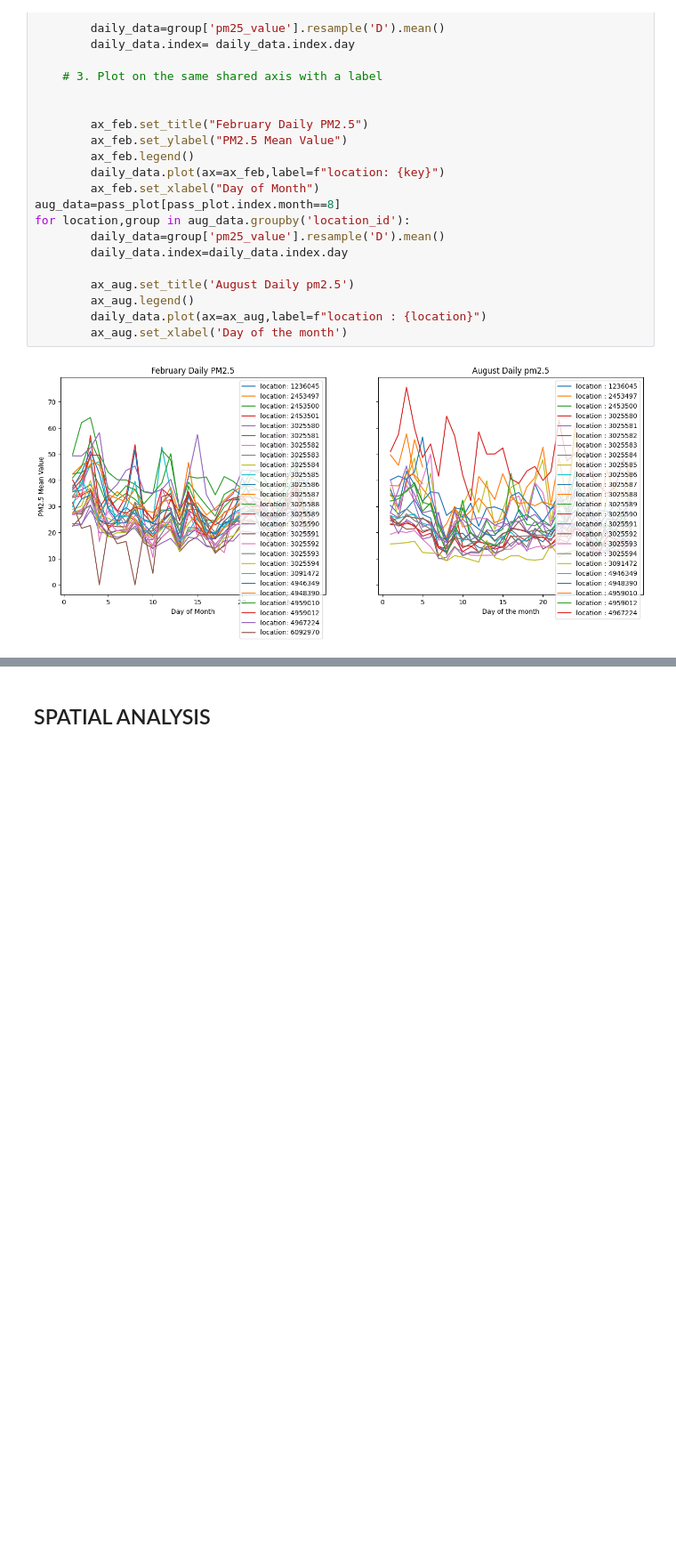
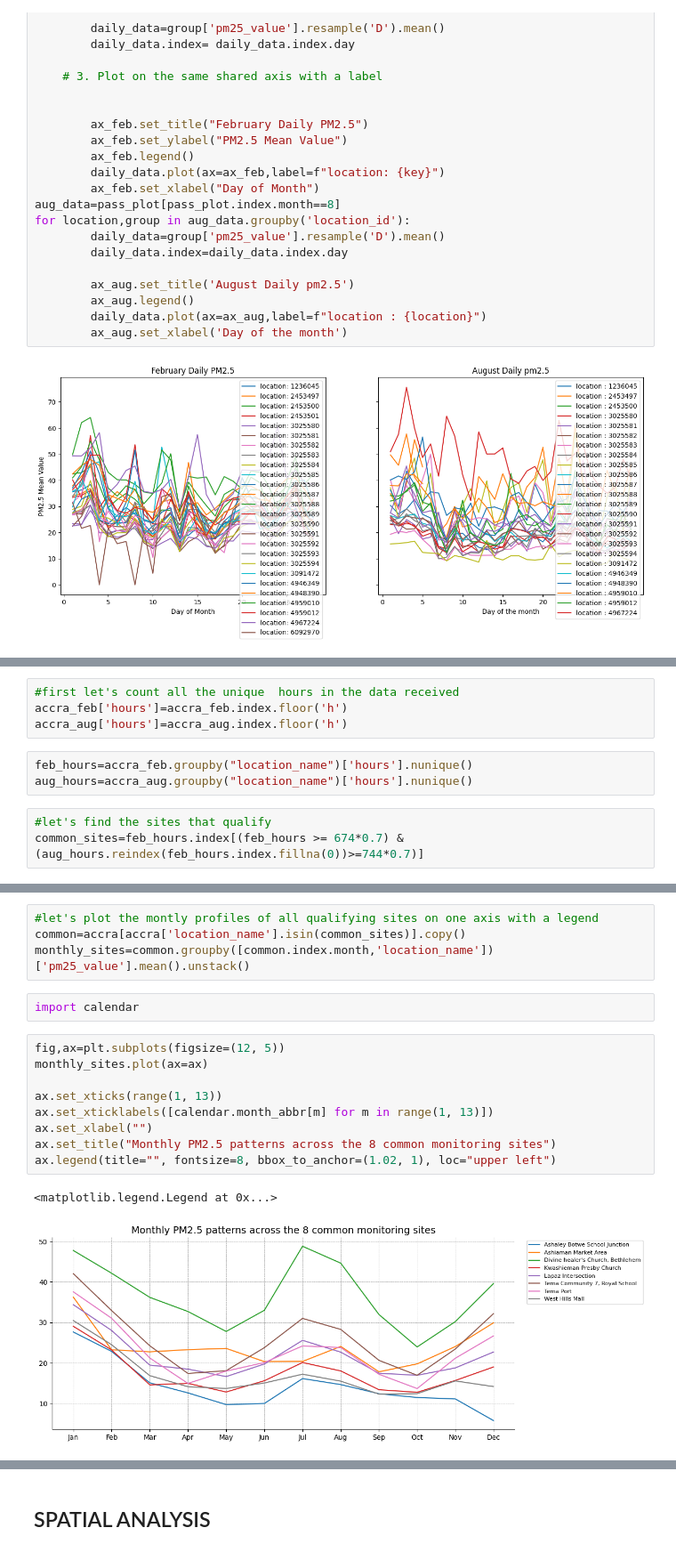
Before and after one commit to raidenkhan/Accra_sensor_data_science_project, a Jupyter notebook: Sensor_analysis.ipynb, the cells around one changed output, grey strips where cells are left out. Shown at 89% size. Saved outputs shown, nothing was run; the diff lists cells and outputs as text; blank space fills up the shorter version.

```diff
--- a/Sensor_analysis.ipynb
+++ b/Sensor_analysis.ipynb
@@ -506,0 +536,10 @@ for location,group in aug_data.groupby('location_id'):
+# %%
+#first let's count all the unique  hours in the data received
+accra_feb['hours']=accra_feb.index.floor('h')
+accra_aug['hours']=accra_aug.index.floor('h')
+# %%
+feb_hours=accra_feb.groupby("location_name")['hours'].nunique()
+aug_hours=accra_aug.groupby("location_name")['hours'].nunique()
+# %%
+#let's find the sites that qualify
+common_sites=feb_hours.index[(feb_hours >= 674*0.7) & (aug_hours.reindex(feb_hours.index.fillna(0))>=744*0.7)]
@@ -506,0 +572,18 @@ for location,group in aug_data.groupby('location_id'):
+# %%
+#let's plot the montly profiles of all qualifying sites on one axis with a legend
+common=accra[accra['location_name'].isin(common_sites)].copy()
+monthly_sites=common.groupby([common.index.month,'location_name'])['pm25_value'].mean().unstack()
+# %%
+import calendar
+# %%
+fig,ax=plt.subplots(figsize=(12, 5))
+monthly_sites.plot(ax=ax)
+
+ax.set_xticks(range(1, 13))
+ax.set_xticklabels([calendar.month_abbr[m] for m in range(1, 13)])
+ax.set_xlabel("")
+ax.set_title("Monthly PM2.5 patterns across the 8 common monitoring sites")
+ax.legend(title="", fontsize=8, bbox_to_anchor=(1.02, 1), loc="upper left")
+# %% [output]
+<matplotlib.legend.Legend at 0x...>
+[figure, added]
```
Also changed, not shown: parts of 11 cells of this notebook.
